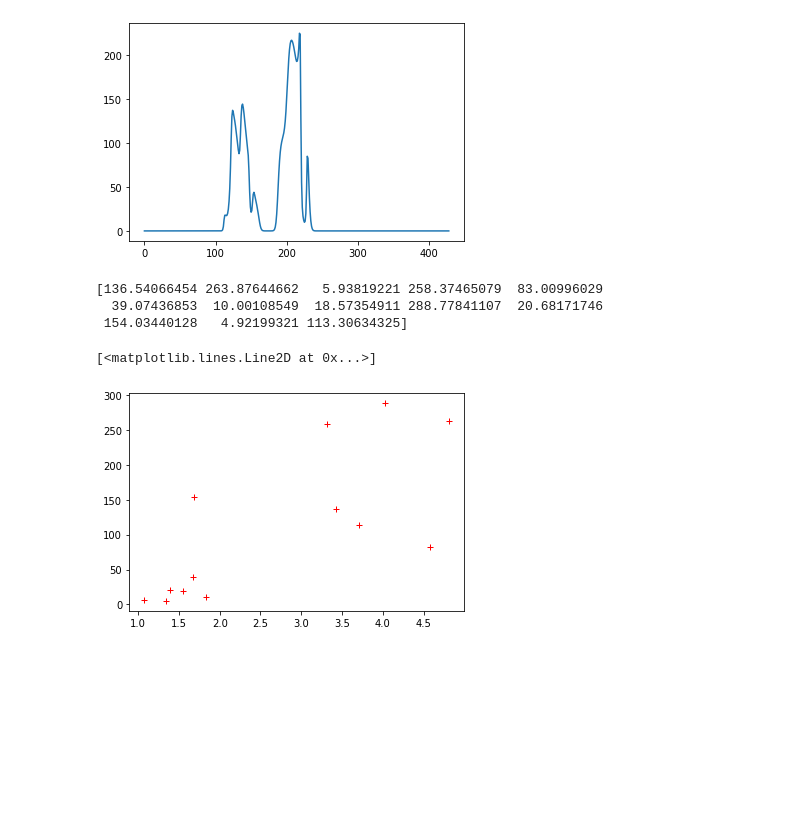
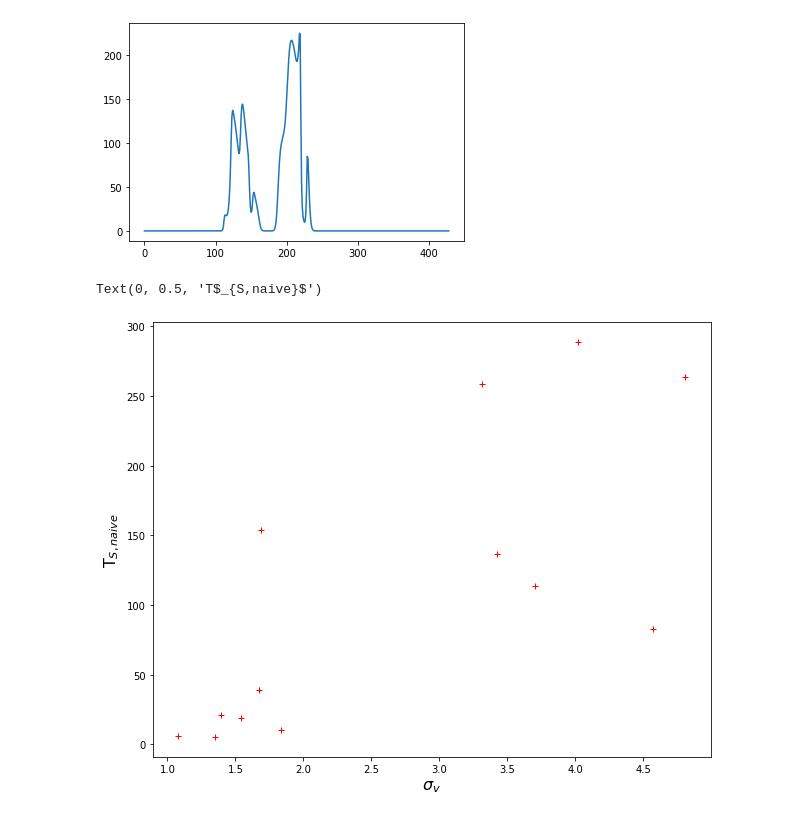
Before and after one commit to antoinemarchal/GASKAP, a Jupyter notebook: GASKAP_absorption.ipynb, the cells around one changed output. Cells and saved outputs as stored; diff of their text form; code cells hidden in the pictures; blank space fills up the shorter version.

```diff
--- a/GASKAP_absorption.ipynb
+++ b/GASKAP_absorption.ipynb
@@ -303,14 +303,17 @@ plt.plot(model_Tb_abs / (1. - np.exp(-model_cube[:,1])))
 [<matplotlib.lines.Line2D at 0x...>]
 [figure]
 # %%
+from astropy import constants as const
+m_h = 1.6737236e-27 #kg
+
 Ts_naive = params[0::3,0][idx_abs] / (1. - np.exp(-params[0::3,1][idx_abs]))
-print(Ts_naive)
+TD = (params[2::3,0][idx_abs]*1.e3)**2. * m_h / const.k_B.value
-# %% [output]
-[136.54066454 263.87644662   5.93819221 258.37465079  83.00996029
-  39.07436853  10.00108549  18.57354911 288.77841107  20.68171746
- 154.03440128   4.92199321 113.30634325]
-# %%
-plt.plot(params[2::3,0][idx_abs], Ts_naive, "+r")
-# %% [output]
-[<matplotlib.lines.Line2D at 0x...>]
-[figure, removed]
+# %%
+plt.figure(figsize=(10,8))
+plt.subplot(1,1,1)
+plt.plot(params[2::3,0][idx_abs], Ts_naive, "+r")
+plt.xlabel(r"$\sigma_v$", fontsize=16)
+plt.ylabel(r"T$_{S,naive}$", fontsize=16)
+# %% [output]
+Text(0, 0.5, 'T$_{S,naive}$')
+[figure, added]
```
Also changed, not shown: parts of 1 cell of this notebook.
